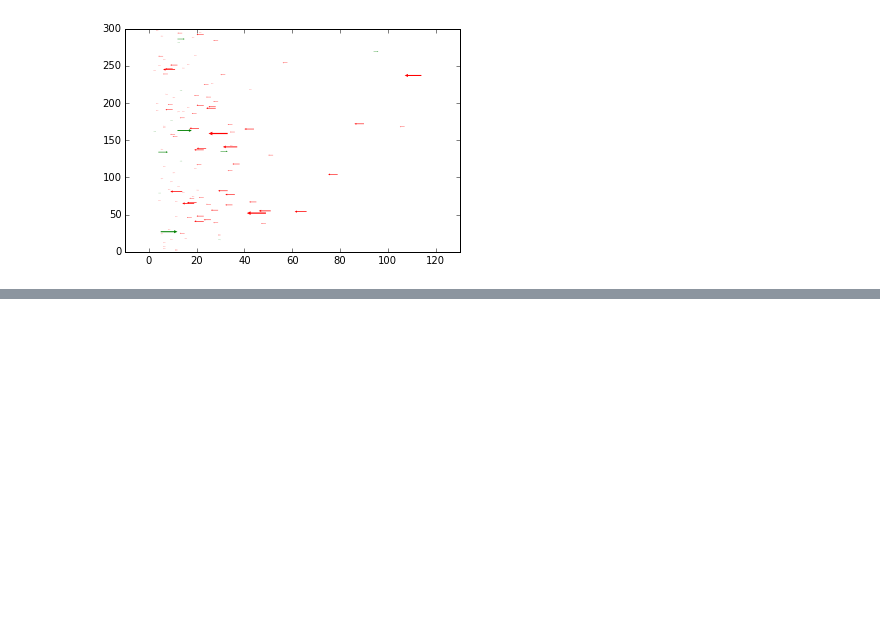
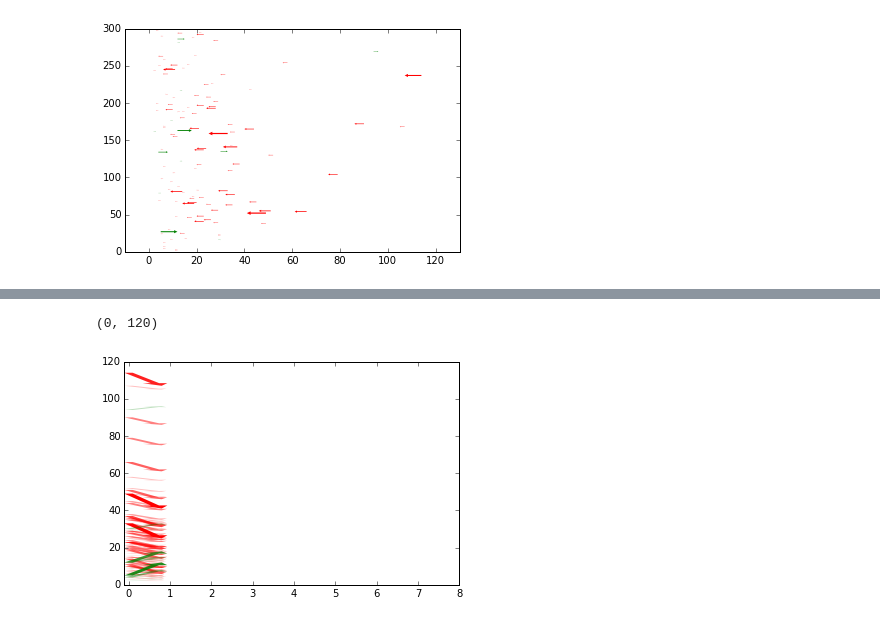
Before and after one commit to mglerner/CurriculumViz, a Jupyter notebook: Testbed.ipynb, the cells around one changed output, grey strips where cells are left out. Drawn from its saved outputs; the diff is of its cells as text; code cells hidden in the pictures; blank space fills up the shorter version.

```diff
--- a/Testbed.ipynb
+++ b/Testbed.ipynb
@@ -172,0 +173,27 @@ ax.set_ylim((0,120))
+# %%
+plt.clf()
+ax = plt.gca()
+for (i,row) in df.iterrows():
+    #delta = row['Actual Enrollment']-row['Census Enrollment1']
+    delta = row['Delta']
+    if delta > 0:
+        fc = 'green'
+    else:
+        fc = 'red'
+    p = patches.Arrow(
+        0,#%10, #x
+        row['Census Enrollment1'], #y
+        0.8, #dx
+        delta, #dy
+        #width=delta,
+        facecolor=fc,
+        linewidth=0,
+        alpha=abs(delta/8.0),
+        )
+    ax.add_patch(p)
+ax.set_xlim((-0.1,8.0))
+ax.set_ylim((0,120))
+# Not quite sure how to label this yet.
+# %% [output]
+(0, 120)
+[figure, added]
```
Also changed, not shown: parts of 3 cells of this notebook.
